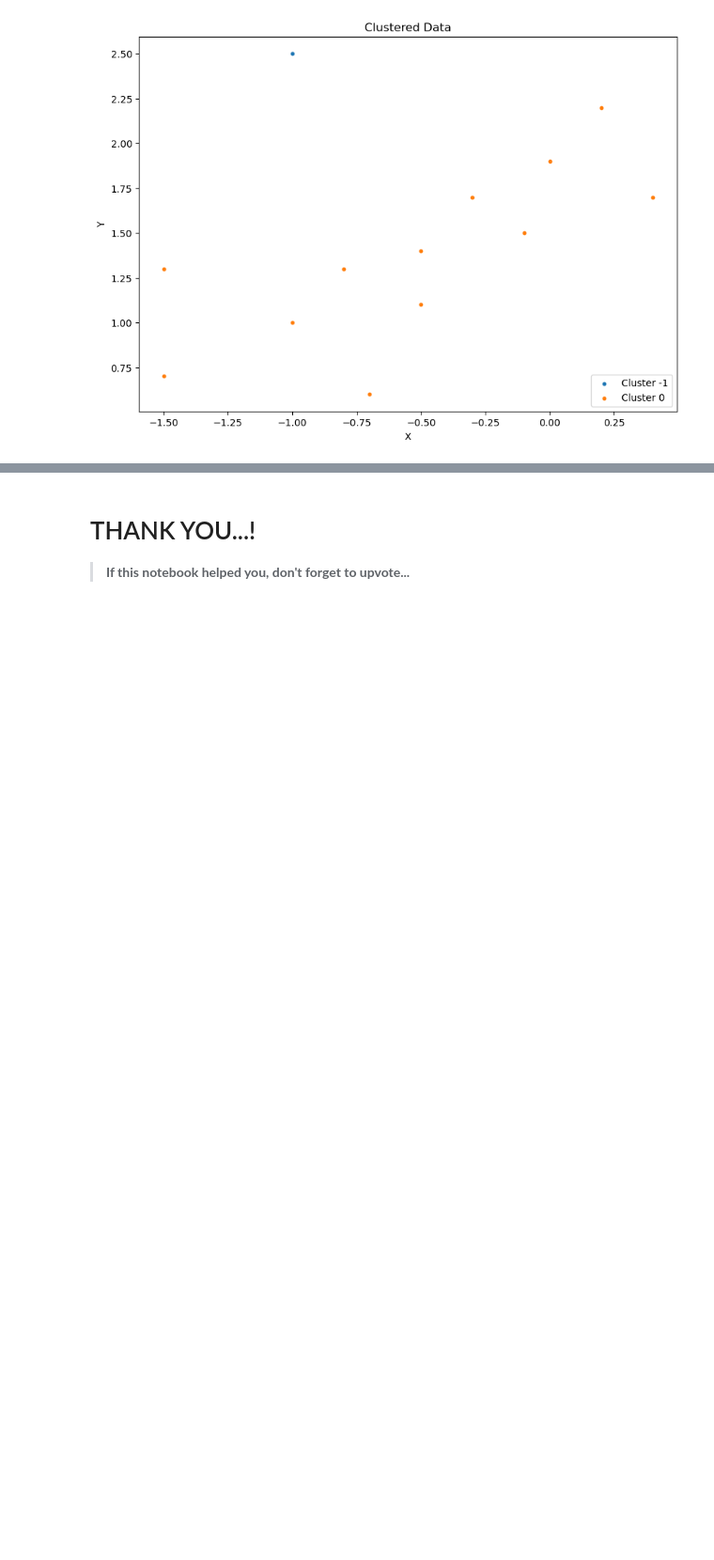
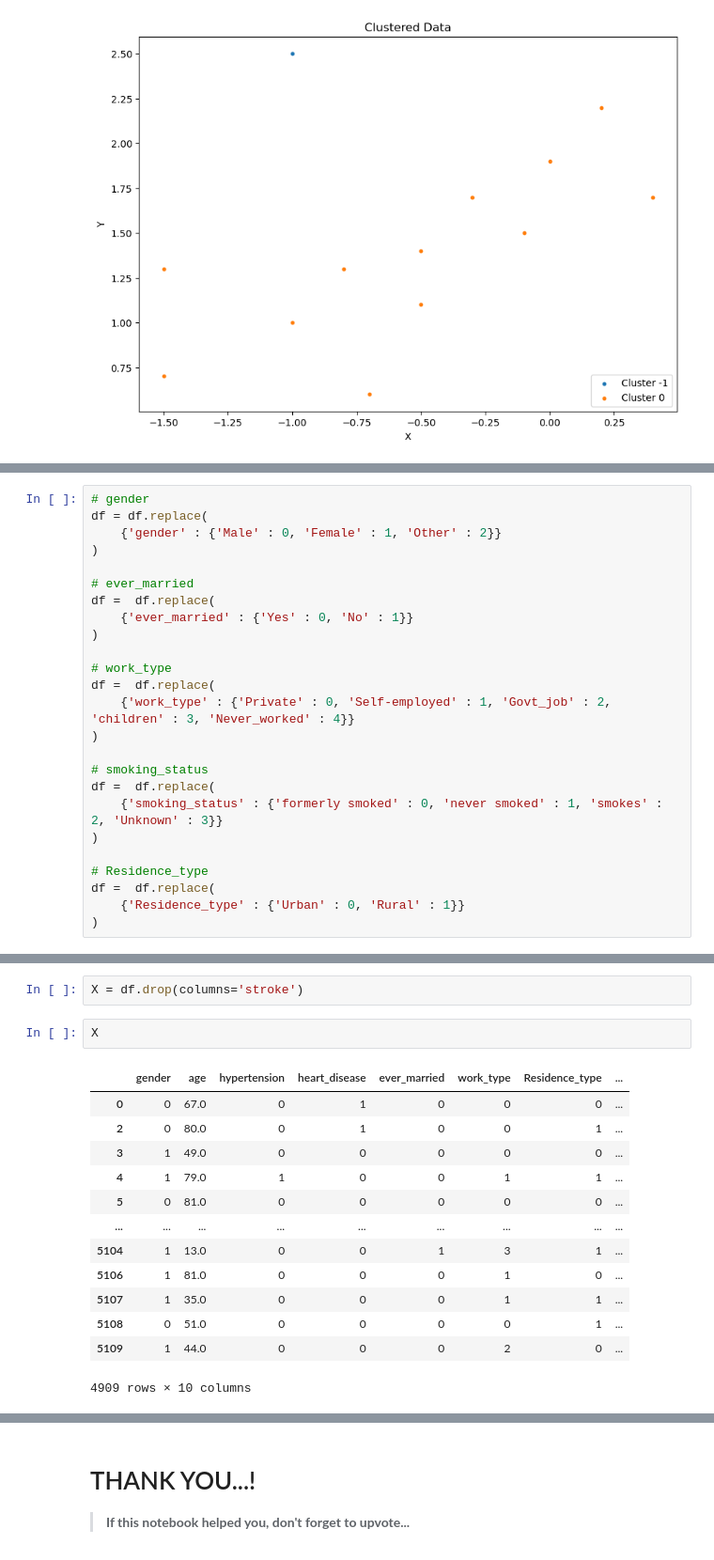
Before and after one commit to shuvo881/Pure-DBSCAN, a Jupyter notebook: pure-dbscan.ipynb, the cells around one changed output, grey strips where cells are left out. Shown at 94% size. Saved outputs shown, nothing was run; the diff lists cells and outputs as text; blank space fills up the shorter version.

```diff
--- a/pure-dbscan.ipynb
+++ b/pure-dbscan.ipynb
@@ -570,0 +663,25 @@ plt.show()
+# %%
+# gender
+df = df.replace(
+    {'gender' : {'Male' : 0, 'Female' : 1, 'Other' : 2}}
+)
+
+# ever_married
+df =  df.replace(
+    {'ever_married' : {'Yes' : 0, 'No' : 1}}
+)
+
+# work_type
+df =  df.replace(
+    {'work_type' : {'Private' : 0, 'Self-employed' : 1, 'Govt_job' : 2, 'children' : 3, 'Never_worked' : 4}}
+)
+
+# smoking_status
+df =  df.replace(
+    {'smoking_status' : {'formerly smoked' : 0, 'never smoked' : 1, 'smokes' : 2, 'Unknown' : 3}}
+)
+
+# Residence_type
+df =  df.replace(
+    {'Residence_type' : {'Urban' : 0, 'Rural' : 1}}
+)
@@ -570,0 +697,18 @@ plt.show()
+# %%
+X = df.drop(columns='stroke')
+# %%
+X
+# %% [output]
+|  | gender | age | hypertension | heart_disease | ever_married | work_type | Residence_type | ... |
+| 0 | 0 | 67.0 | 0 | 1 | 0 | 0 | 0 | ... |
+| 2 | 0 | 80.0 | 0 | 1 | 0 | 0 | 1 | ... |
+| 3 | 1 | 49.0 | 0 | 0 | 0 | 0 | 0 | ... |
+| 4 | 1 | 79.0 | 1 | 0 | 0 | 1 | 1 | ... |
+| 5 | 0 | 81.0 | 0 | 0 | 0 | 0 | 0 | ... |
+| ... | ... | ... | ... | ... | ... | ... | ... | ... |
+| 5104 | 1 | 13.0 | 0 | 0 | 1 | 3 | 1 | ... |
+| 5106 | 1 | 81.0 | 0 | 0 | 0 | 1 | 0 | ... |
+| 5107 | 1 | 35.0 | 0 | 0 | 0 | 1 | 1 | ... |
+| 5108 | 0 | 51.0 | 0 | 0 | 0 | 0 | 1 | ... |
+| 5109 | 1 | 44.0 | 0 | 0 | 0 | 2 | 0 | ... |
+4909 rows × 10 columns
```
Also changed, not shown: parts of 24 cells of this notebook.
